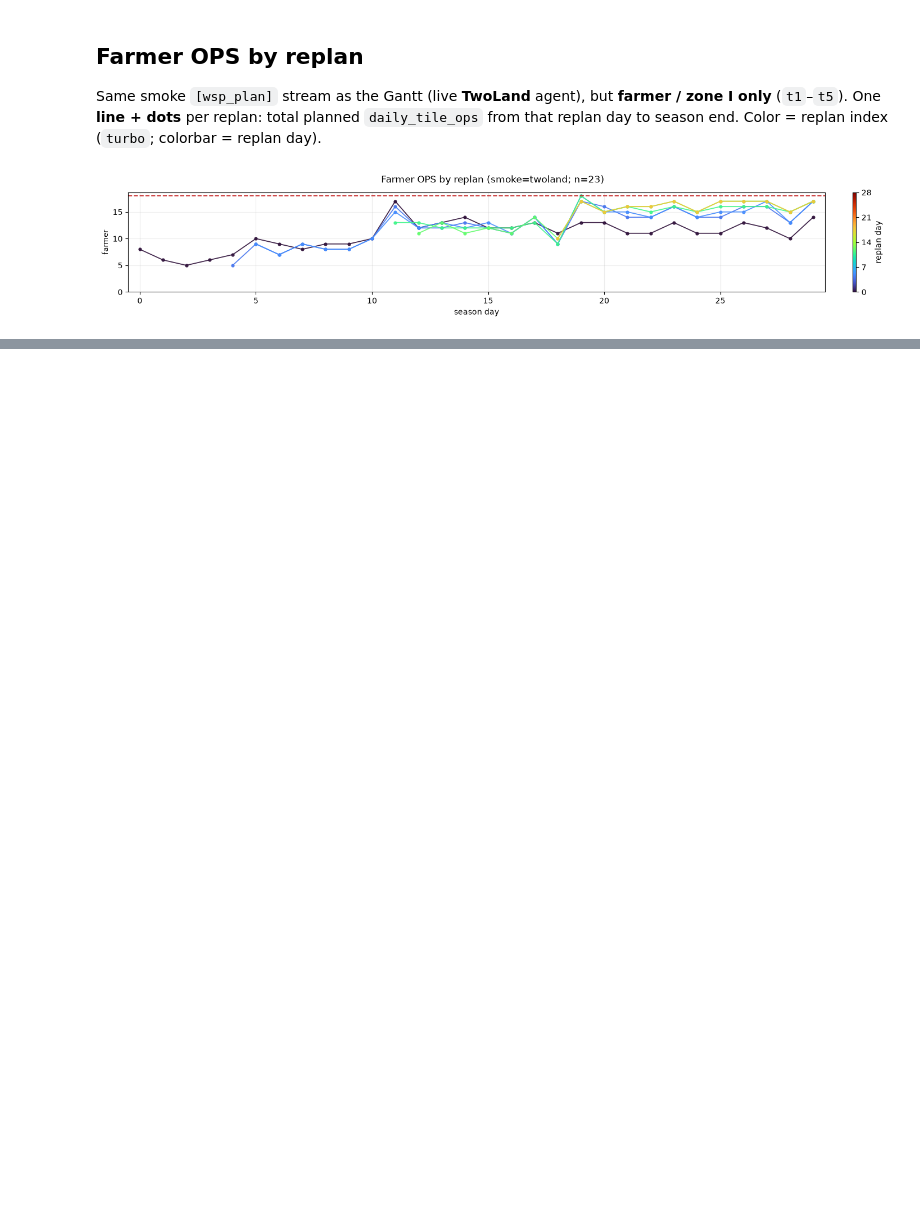
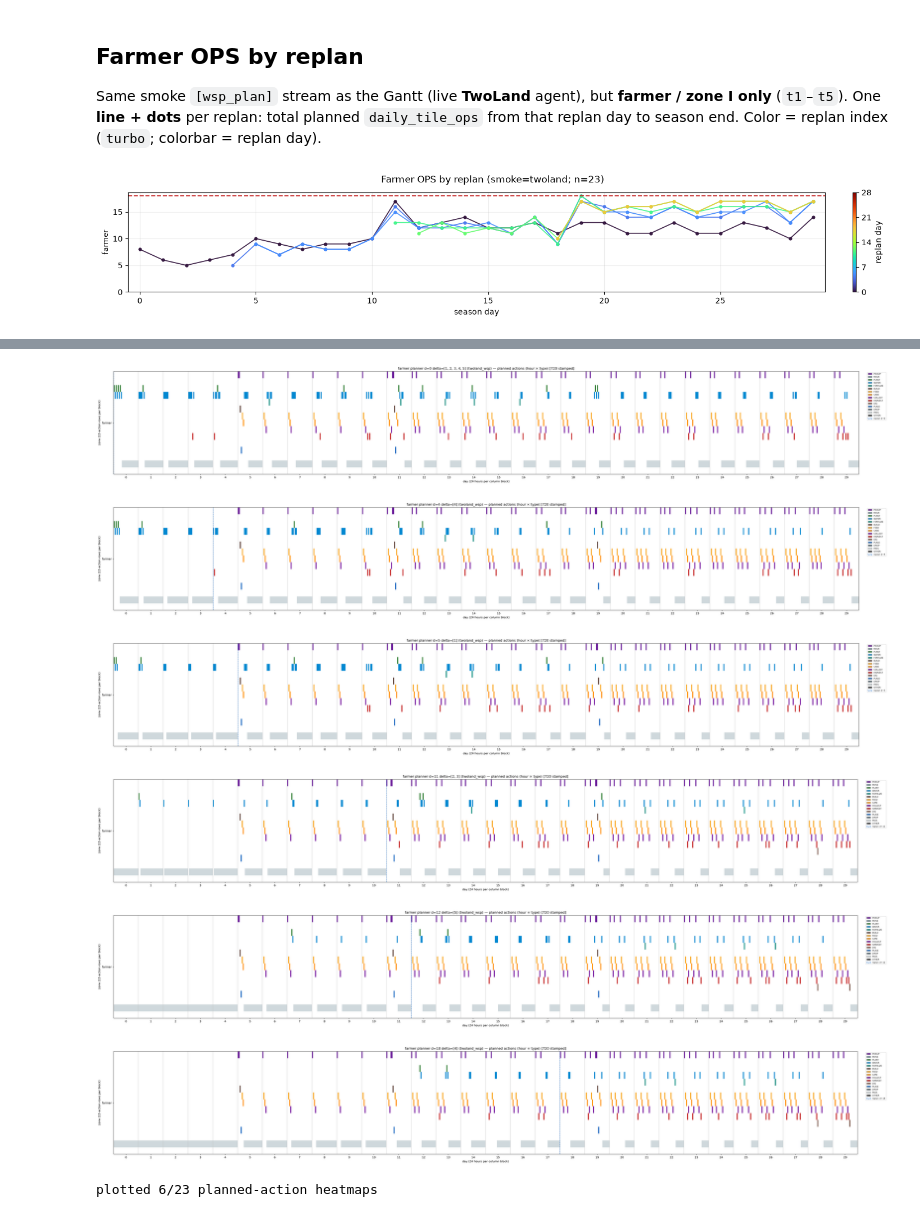
Before and after one commit to vlainic/kaggriculture, a Jupyter notebook: experiments/milos-simplification.ipynb, the cells around one changed output, grey strips where cells are left out. Drawn from its saved outputs; the diff is of its cells as text; code cells hidden in the pictures; blank space fills up the shorter version.

```diff
--- a/experiments/milos-simplification.ipynb
+++ b/experiments/milos-simplification.ipynb
@@ -71,14 +57,15 @@ Accumulate `[wsp_plan]` deltas onto the day-0 farmer board, then plot the **full
 # %%
-farmer_set = set(FARMER_TILES_FIVE)
+farmer_set = set(FARMER_TILES)
 plans = load_wsp_plans(SMOKE_LOG) if SMOKE_LOG.exists() else []
-snaps = accumulate_absolute(plans, tiles=farmer_set)
+board = empty_board()
 plotted = 0
-for plan, assigned, delta in snaps:
+for plan in plans:
+    delta = merge_wsp_plan(board, plan, tiles=farmer_set)
     if not delta:
         continue
     plotted += 1
     plot_plan(
-        assigned,
+        board_for_plot(board),
         replan_day=plan.day,
         horizon=plan.horizon,
         now=plan.day,
@@ -86,7 +73,7 @@ for plan, assigned, delta in snaps:
         delta_tiles=delta,
         title=f"farmer full d={plan.day} delta={sorted(t+1 for t in delta)} (live={plan.solver})",
     )
-print(f"plotted {plotted}/{len(snaps)} snapshots (skipped empty farmer deltas)")
+print(f"plotted {plotted}/{len(plans)} events (skipped empty farmer deltas)")
 # %% [output]
 [figure]
 [figure]
@@ -112,0 +103,24 @@ plot_zone_ops_replans(
+# %%
+farmer_set = set(FARMER_TILES)
+plans = load_wsp_plans(SMOKE_LOG) if SMOKE_LOG.exists() else []
+board = empty_board()
+plotted = 0
+for plan in plans:
+    delta = merge_wsp_plan(board, plan, tiles=farmer_set)
+    if not delta:
+        continue
+    plotted += 1
+    plot_planner_board_actions(
+        board_for_plot(board),
+        replan_day=plan.day,
+        title=f"farmer planner d={plan.day} delta={sorted(t+1 for t in delta)} ({plan.solver})",
+    )
+print(f"plotted {plotted}/{len(plans)} planned-action heatmaps")
+# %% [output]
+[figure, added]
+[figure, added]
+[figure, added]
+[figure, added]
+[figure, added]
+[figure, added]
+plotted 6/23 planned-action heatmaps
```
Also changed, not shown: parts of 8 cells of this notebook, 5 other files.
